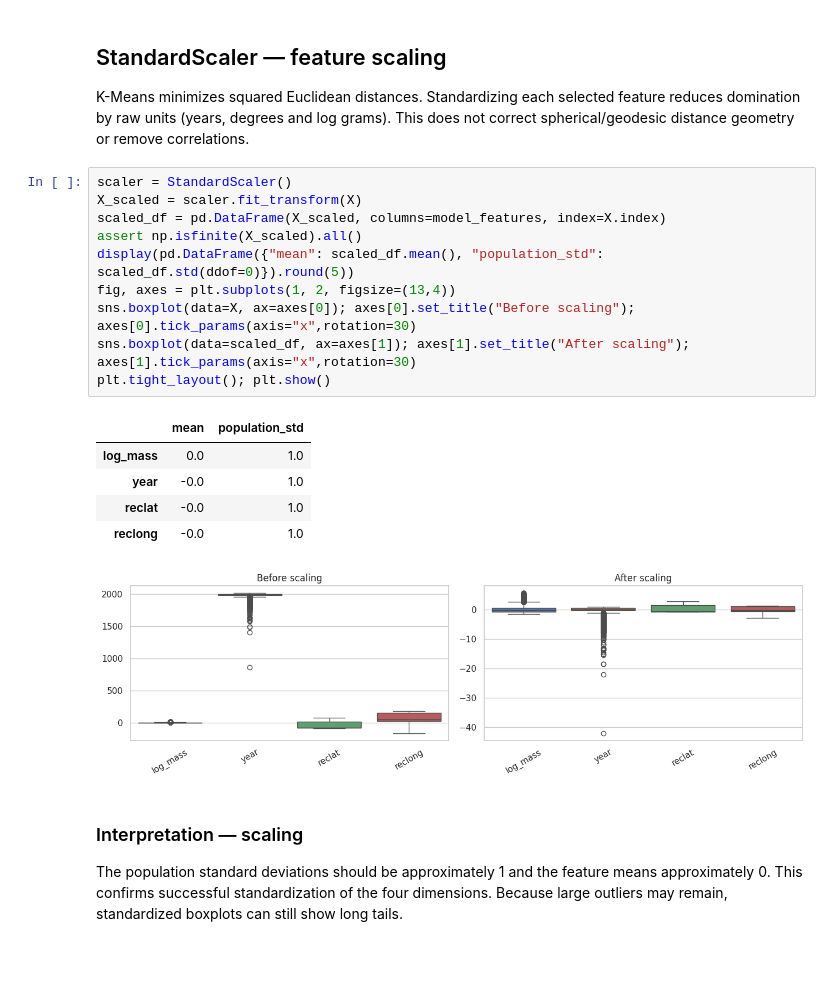
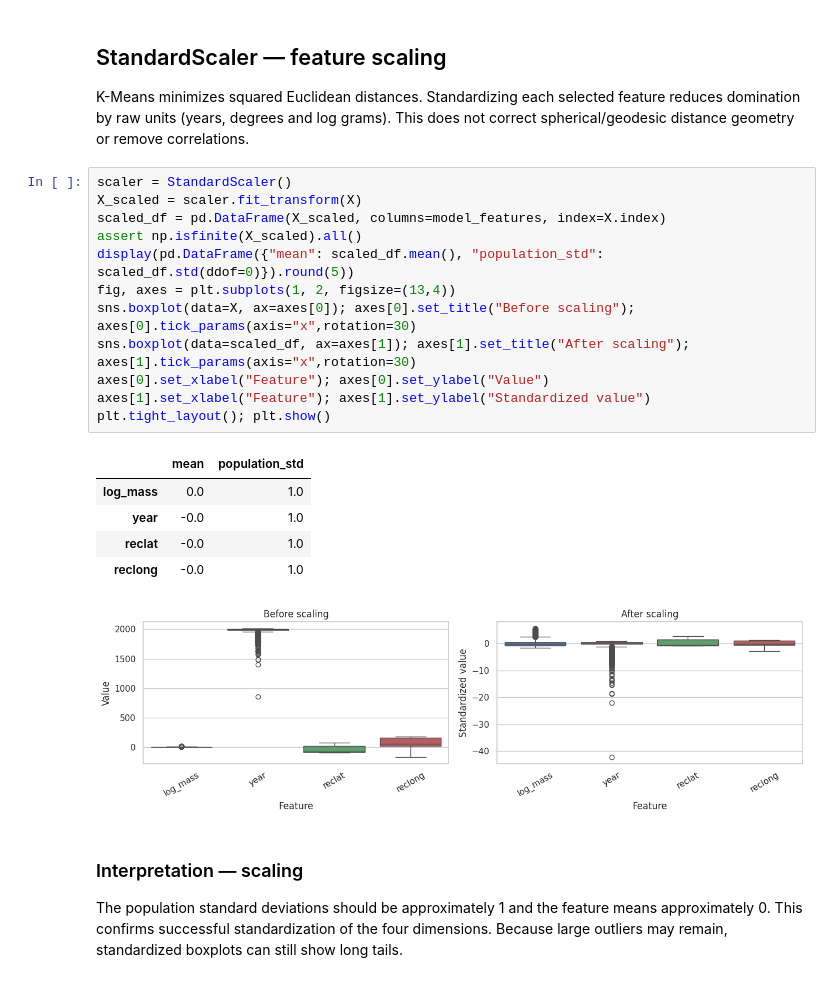
Before and after one commit to manaswiniyoshitha2006-netizen/ML-Evaluation, a Jupyter notebook: notebooks/clustering.ipynb, the cells around one changed output. Cells and saved outputs as stored; diff of their text form.

```diff
--- a/notebooks/clustering.ipynb
+++ b/notebooks/clustering.ipynb
@@ -1647,20 +1647,22 @@ K-Means minimizes squared Euclidean distances. Standardizing each selected featu
 # %%
 scaler = StandardScaler()
 X_scaled = scaler.fit_transform(X)
 scaled_df = pd.DataFrame(X_scaled, columns=model_features, index=X.index)
 assert np.isfinite(X_scaled).all()
 display(pd.DataFrame({"mean": scaled_df.mean(), "population_std": scaled_df.std(ddof=0)}).round(5))
 fig, axes = plt.subplots(1, 2, figsize=(13,4))
 sns.boxplot(data=X, ax=axes[0]); axes[0].set_title("Before scaling"); axes[0].tick_params(axis="x",rotation=30)
 sns.boxplot(data=scaled_df, ax=axes[1]); axes[1].set_title("After scaling"); axes[1].tick_params(axis="x",rotation=30)
+axes[0].set_xlabel("Feature"); axes[0].set_ylabel("Value")
+axes[1].set_xlabel("Feature"); axes[1].set_ylabel("Standardized value")
 plt.tight_layout(); plt.show()
 # %% [output]
 |  | mean | population_std |
 | log_mass | 0.0 | 1.0 |
 | year | -0.0 | 1.0 |
 | reclat | -0.0 | 1.0 |
 | reclong | -0.0 | 1.0 |
-[figure, old version]
+[figure, new version]
 # %% [markdown]
 ### Interpretation — scaling
 
```
Also changed, not shown: parts of 30 cells of this notebook.
